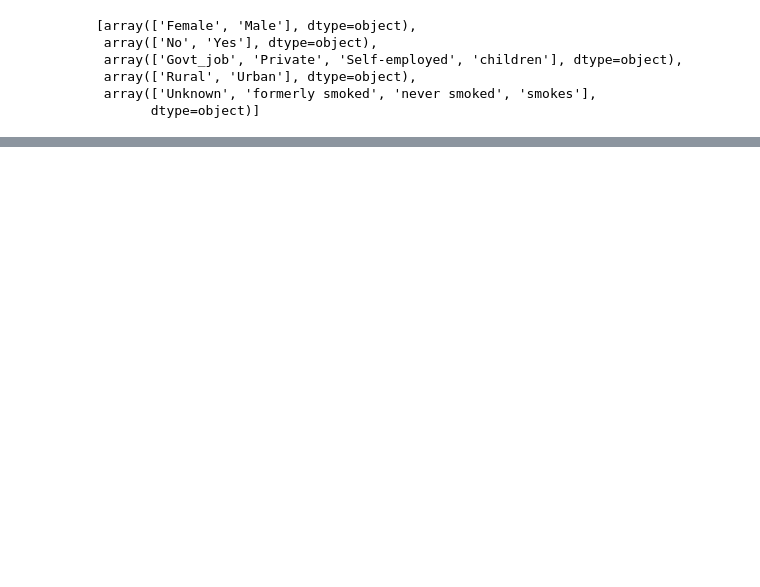
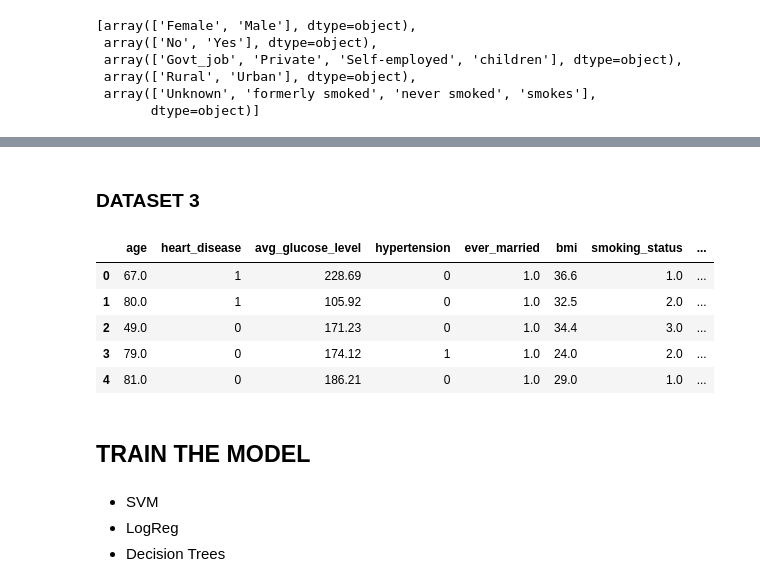
Before and after one commit to KishanBapodra/Brain-Tumor-Detection-ML, a Jupyter notebook: Week 2 - Lab.ipynb, the cells around one changed output, grey strips where cells are left out. Cells and saved outputs as stored; diff of their text form; code cells hidden in the pictures; blank space fills up the shorter version.

Commit message:
analysis and model testing

```diff
--- a/Week 2 - Lab.ipynb
+++ b/Week 2 - Lab.ipynb
@@ -260,0 +391,18 @@ cat_encoder.categories_
+# %% [markdown]
+### DATASET 3
+# %%
+Dataset3 = brain[['age', 'heart_disease', 'avg_glucose_level', 'hypertension', 'ever_married', 'bmi', 'smoking_status', 'Residence_type', 'gender']]
+Dataset3.head()
+# %% [output]
+|  | age | heart_disease | avg_glucose_level | hypertension | ever_married | bmi | smoking_status | ... |
+| 0 | 67.0 | 1 | 228.69 | 0 | 1.0 | 36.6 | 1.0 | ... |
+| 1 | 80.0 | 1 | 105.92 | 0 | 1.0 | 32.5 | 2.0 | ... |
+| 2 | 49.0 | 0 | 171.23 | 0 | 1.0 | 34.4 | 3.0 | ... |
+| 3 | 79.0 | 0 | 174.12 | 1 | 1.0 | 24.0 | 2.0 | ... |
+| 4 | 81.0 | 0 | 186.21 | 0 | 1.0 | 29.0 | 1.0 | ... |
+# %% [markdown]
+## TRAIN THE MODEL
+# %% [markdown]
+- SVM
+- LogReg
+- Decision Trees
```
Also changed, not shown: parts of 21 cells of this notebook.
